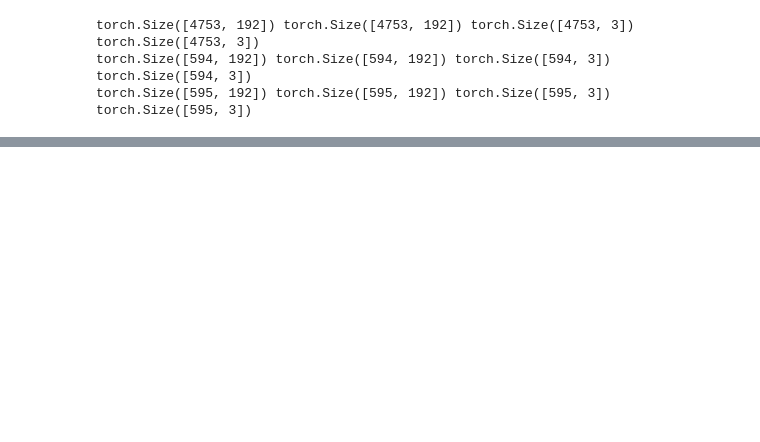
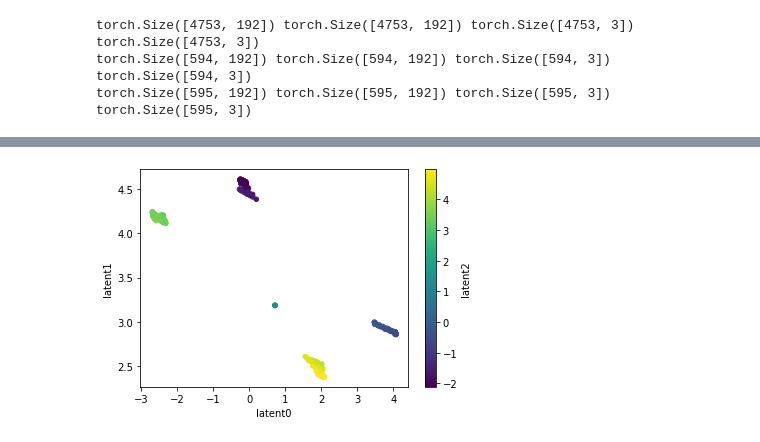
Before and after one commit to MikJak75/Neutron_Reflect, a Jupyter notebook: nr_v11.ipynb, the cells around one changed output, grey strips where cells are left out. Saved outputs shown, nothing was run; the diff lists cells and outputs as text; code cells hidden in the pictures; blank space fills up the shorter version.

```diff
--- a/nr_v11.ipynb
+++ b/nr_v11.ipynb
@@ -440 +422,5 @@ df_out_samples
 595 rows × 6 columns
+# %%
+df_latent_var = pd.DataFrame(test_latent_var.numpy(), columns = ['latent0','latent1','latent2'])
+df_full = pd.concat([df_latent_var, df_out_samples], axis=1)
+df_full
@@ -441,3 +441,8 @@ df_out_samples
+# %%
+df_full.plot.scatter(x='latent0',y='latent1', c='latent2', colormap = 'viridis', sharex=False)
+plt.show()
+# %% [output]
+[figure, added]
 # %%
 df_out_samples.plot(x ='label0', y='pred_label0', kind = 'scatter')
 plt.show()
```
Also changed, not shown: parts of 14 cells of this notebook.
